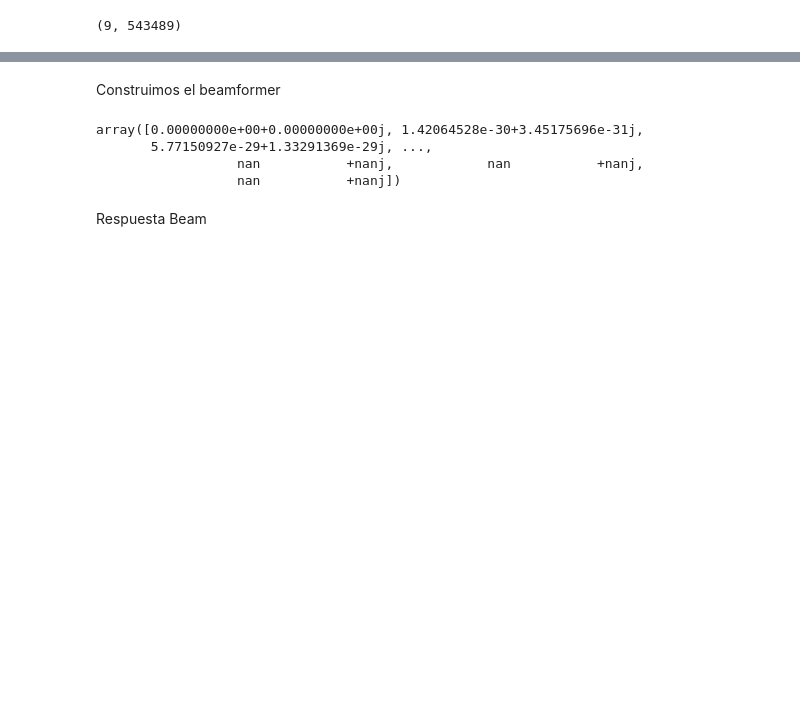
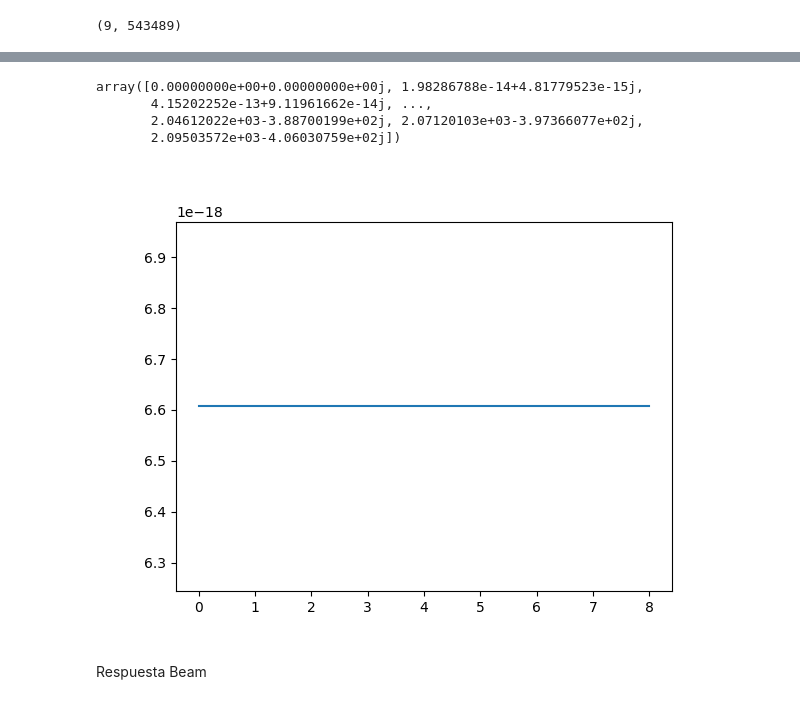
Before and after one commit to GonzaLinares/PASA_TP4, a Jupyter notebook: main.ipynb, the cells around one changed output, grey strips where cells are left out. Drawn from its saved outputs; the diff is of its cells as text; code cells hidden in the pictures; blank space fills up the shorter version.

```diff
--- a/main.ipynb
+++ b/main.ipynb
@@ -40,9 +43,9 @@ array([[    0,   360,   705, ..., -4797, -4541, -4264],
        [    0,   559,   -63, ..., -7853, -7090, -6557]], dtype=int16)
 # %%
 M = len(arr["sub8cm"])
-vphi = 1/np.sqrt(M) * np.exp(2j*np.pi*fc/fs*np.arange(M))
-sub16cmDem = np.sqrt(M) * np.swapaxes(arr["sub8cm"], 0, 1) * vphi
-sub16cmDem = np.swapaxes(sub16cmDem, 0, 1)
-sub16cmDem.shape #Aca deberian estar las se;ales demoduladas
+v = 1/np.sqrt(M) * np.exp(2j*np.pi*fc/fs*np.arange(M))
+subArrDem = np.sqrt(M) * np.swapaxes(arr["sub8cm"], 0, 1) * v
+subArrDem = np.swapaxes(subArrDem, 0, 1)
+subArrDem.shape
 # %% [output]
 (9, 543489)
@@ -49,10 +54,8 @@ sub16cmDem.shape #Aca deberian estar las se;ales demoduladas
 # %%
 B = 40 #Hz
 # %%
-b, a = sp.butter(N=20, Wn=np.pi*B, fs=fs)
-x = sp.lfilter(b, a, x=sub16cmDem)
+b, a = sp.butter(N=10, Wn=np.pi*B, fs=fs)
+x = sp.lfilter(b, a, x=subArrDem)
-# %% [markdown]
-Construimos el beamformer
 # %%
 c = 1/np.sqrt(M)
 c = [c]*M
@@ -61,10 +64,21 @@ y = np.dot(x.T, c)
 # %%
 y
 # %% [output]
-array([0.00000000e+00+0.00000000e+00j, 1.42064528e-30+3.45175696e-31j,
-       5.77150927e-29+1.33291369e-29j, ...,
-                  nan           +nanj,            nan           +nanj,
-                  nan           +nanj])
+array([0.00000000e+00+0.00000000e+00j, 1.98286788e-14+4.81779523e-15j,
+       4.15202252e-13+9.11961662e-14j, ...,
+       2.04612022e+03-3.88700199e+02j, 2.07120103e+03-3.97366077e+02j,
+       2.09503572e+03-4.06030759e+02j])
+# %%
+res = np.zeros(shape=M, dtype='complex128')
+for i in range(M):
+    res += y[i]*y[i]
+res = res/M
+
+plt.figure()
+plt.plot(np.abs(res))
+plt.show()
+# %% [output]
+[figure, added]
 # %% [markdown]
 Respuesta Beam
 # %%
```
Also changed, not shown: parts of 3 cells of this notebook.
